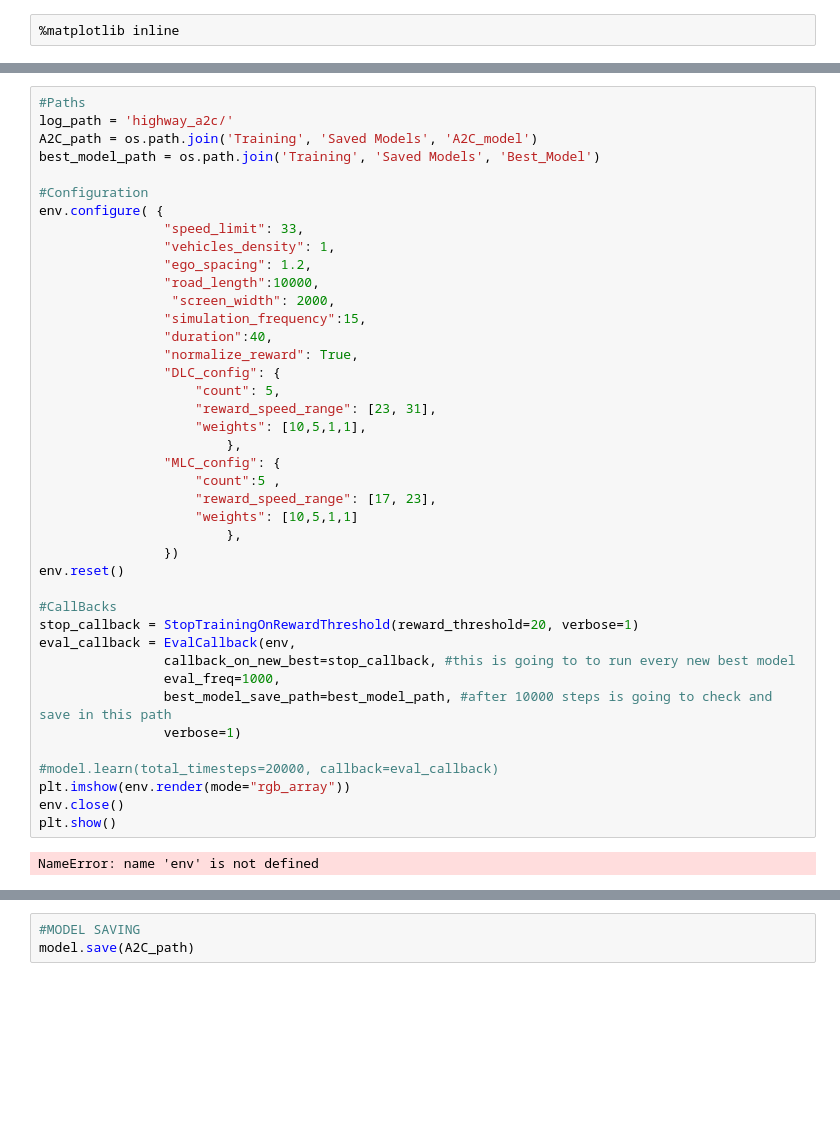
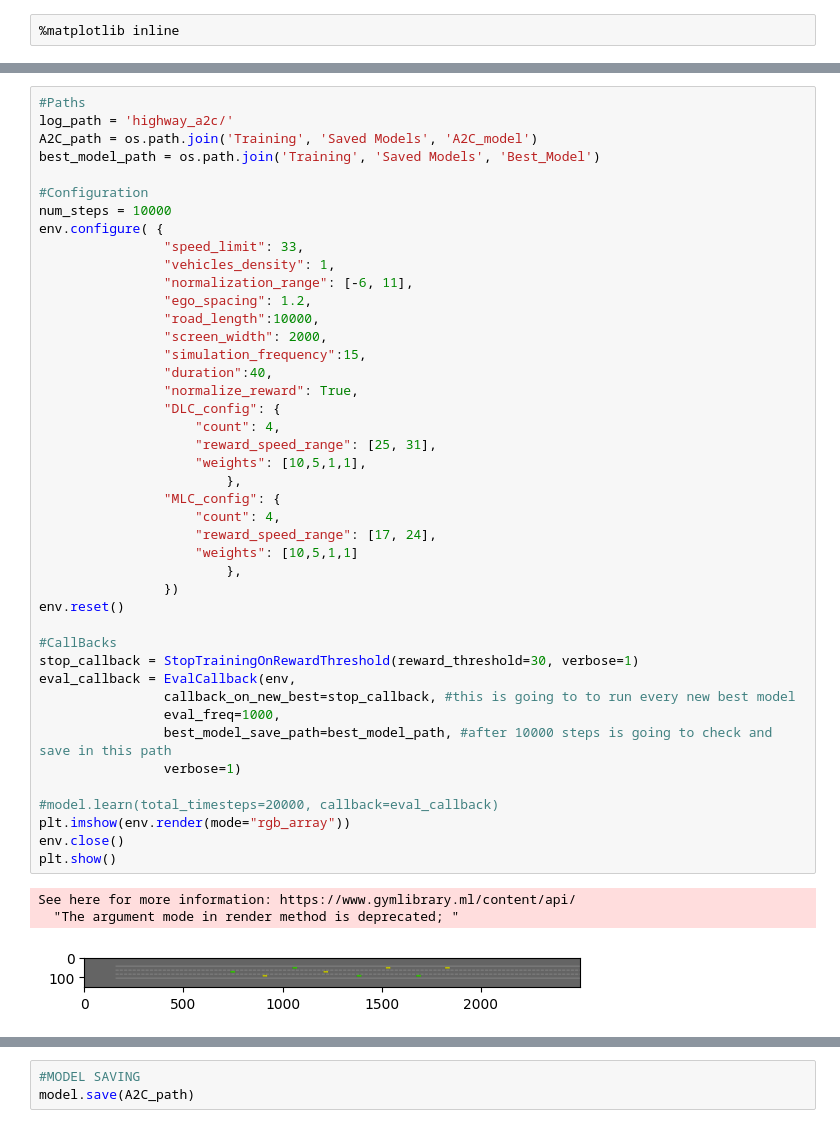
Before and after one commit to RaulEP/MscThesis-MAHighwayEnv, a Jupyter notebook: main.ipynb, the cells around one changed output, grey strips where cells are left out. Cells and saved outputs as stored; diff of their text form; blank space fills up the shorter version.

Commit message:
added normalization parameter | fixed main.ipynb

```diff
--- a/main.ipynb
+++ b/main.ipynb
@@ -21,41 +24,45 @@ A2C_path = os.path.join('Training', 'Saved Models', 'A2C_model')
 best_model_path = os.path.join('Training', 'Saved Models', 'Best_Model')
 
 #Configuration
+num_steps = 10000
 env.configure( {
                 "speed_limit": 33,
                 "vehicles_density": 1,
+                "normalization_range": [-6, 11],
                 "ego_spacing": 1.2,
                 "road_length":10000,
-                 "screen_width": 2000,
+                "screen_width": 2000,
                 "simulation_frequency":15,
                 "duration":40,
                 "normalize_reward": True,
                 "DLC_config": {
-                    "count": 5,
-                    "reward_speed_range": [23, 31],
+                    "count": 4,
+                    "reward_speed_range": [25, 31],
                     "weights": [10,5,1,1],
                         },
                 "MLC_config": {
-                    "count":5 ,
-                    "reward_speed_range": [17, 23],
+                    "count": 4,
+                    "reward_speed_range": [17, 24],
                     "weights": [10,5,1,1]
                         },
                 })
 env.reset()
 
 #CallBacks
-stop_callback = StopTrainingOnRewardThreshold(reward_threshold=20, verbose=1)
+stop_callback = StopTrainingOnRewardThreshold(reward_threshold=30, verbose=1)
 eval_callback = EvalCallback(env,
                 callback_on_new_best=stop_callback, #this is going to to run every new best model
                 eval_freq=1000,
                 best_model_save_path=best_model_path, #after 10000 steps is going to check and save in this path
                 verbose=1)
 
 #model.learn(total_timesteps=20000, callback=eval_callback)
 plt.imshow(env.render(mode="rgb_array"))
 env.close()
 plt.show()
 # %% [output]
-NameError: name 'env' is not defined
+See here for more information: https://www.gymlibrary.ml/content/api/
+  "The argument mode in render method is deprecated; "
+[figure, added]
 # %%
 %tensorboard --logdir 'highway_a2c/'
```
Also changed, not shown: parts of 4 cells of this notebook, 1 other file.
